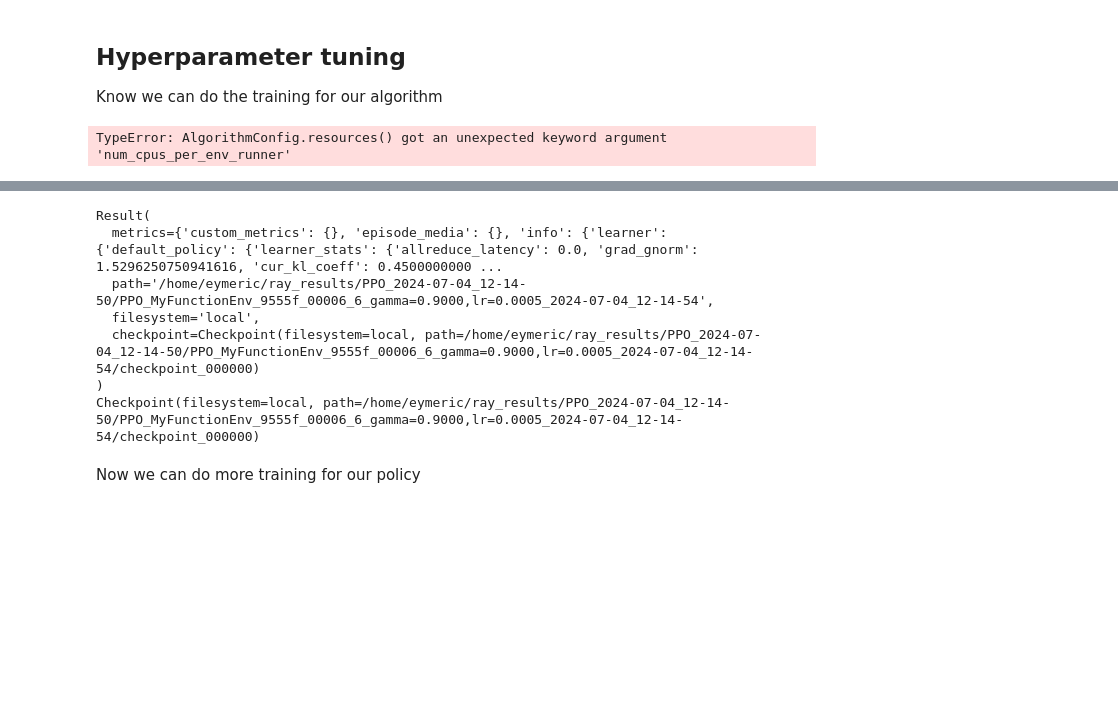
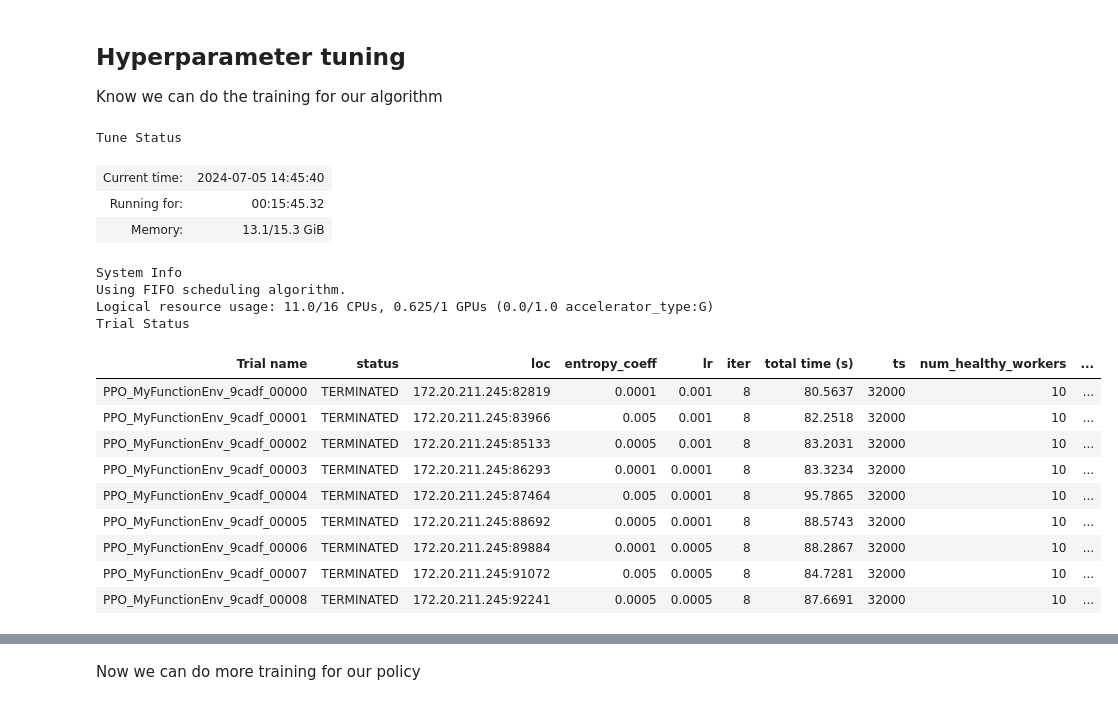
Before and after one commit to Eymeric65/Lagrangian_sindy, a Jupyter notebook: Library_creator/RL_notebook.ipynb, the cells around one changed output, grey strips where cells are left out. Saved outputs shown, nothing was run; the diff lists cells and outputs as text; code cells hidden in the pictures; blank space fills up the shorter version.

```diff
--- a/Library_creator/RL_notebook.ipynb
+++ b/Library_creator/RL_notebook.ipynb
@@ -53,7 +53,7 @@ Y0 = np.array([[2, 0]])  # De la forme (k,2)
 
 L_System = m*l**2/2*theta_d**2+sp.cos(theta)*l*m*g
 
-Acc_func,_ = Lagrangian_to_Acc_func(L_System, Symb, t, Substitution, fluid_f=[-0.02])
+Acc_func,_ = Lagrangian_to_Acc_func(L_System, Symb, t, Substitution, fluid_f=[-0.008])
 
 Dynamics_system = Dynamics_f_extf(Acc_func)
 
@@ -70,25 +70,51 @@ Know we can do the training for our algorithm
 # %%
 config = (
     PPOConfig().environment(
         # Env class to use (here: our gym.Env sub-class from above).
         env=MyFunctionEnv,
         env_config=EnvConfig,
     )
     .framework("torch")
-    .env_runner(num_cpus_per_env_runner=1, num_gpus_per_env_runner=1 / 16)
     # Parallelize environment rollouts.
-    .env_runners(num_env_runners=10)
-    .training(lr=tune.grid_search([0.001, 0.0001, 0.0005]),gamma=0.9,entropy_coeff=tune.grid_search([0.001, 0.005, 0.0005]))
+    .env_runners(num_env_runners=10,num_cpus_per_env_runner=1, num_gpus_per_env_runner=1 / 16)
+    .training(lr=tune.grid_search([0.001, 0.0001, 0.0005]),gamma=0.9,entropy_coeff=tune.grid_search([0.0001, 0.005, 0.0005]))
 )
 
 tuner = tune.Tuner(
     "PPO",
     run_config=train.RunConfig(
-        stop={"training_iteration": 4},
+        stop={"training_iteration": 8},
     ),
     param_space=config,
 )
 
 results = tuner.fit()
+# Get the best result based on a particular metric.
+best_result = results.get_best_result(
+    metric="env_runners/episode_return_mean", mode="max"
+)
+
+# Get the best checkpoint corresponding to the best result.
+best_checkpoint = best_result.checkpoint
+
+pprint.pp(best_result)
+pprint.pp(best_checkpoint)
 # %% [output]
-TypeError: AlgorithmConfig.resources() got an unexpected keyword argument 'num_cpus_per_env_runner'
+Tune Status
+| Current time: | 2024-07-05 14:45:40 |
+| Running for: | 00:15:45.32 |
+| Memory: | 13.1/15.3 GiB |
+System Info
+Using FIFO scheduling algorithm.
+Logical resource usage: 11.0/16 CPUs, 0.625/1 GPUs (0.0/1.0 accelerator_type:G)
+Trial Status
+| Trial name | status | loc | entropy_coeff | lr | iter | total time (s) | ts | num_healthy_workers | ... |
+| PPO_MyFunctionEnv_9cadf_00000 | TERMINATED | 172.20.211.245:82819 | 0.0001 | 0.001 | 8 | 80.5637 | 32000 | 10 | ... |
+| PPO_MyFunctionEnv_9cadf_00001 | TERMINATED | 172.20.211.245:83966 | 0.005 | 0.001 | 8 | 82.2518 | 32000 | 10 | ... |
+| PPO_MyFunctionEnv_9cadf_00002 | TERMINATED | 172.20.211.245:85133 | 0.0005 | 0.001 | 8 | 83.2031 | 32000 | 10 | ... |
+| PPO_MyFunctionEnv_9cadf_00003 | TERMINATED | 172.20.211.245:86293 | 0.0001 | 0.0001 | 8 | 83.3234 | 32000 | 10 | ... |
+| PPO_MyFunctionEnv_9cadf_00004 | TERMINATED | 172.20.211.245:87464 | 0.005 | 0.0001 | 8 | 95.7865 | 32000 | 10 | ... |
+| PPO_MyFunctionEnv_9cadf_00005 | TERMINATED | 172.20.211.245:88692 | 0.0005 | 0.0001 | 8 | 88.5743 | 32000 | 10 | ... |
+| PPO_MyFunctionEnv_9cadf_00006 | TERMINATED | 172.20.211.245:89884 | 0.0001 | 0.0005 | 8 | 88.2867 | 32000 | 10 | ... |
+| PPO_MyFunctionEnv_9cadf_00007 | TERMINATED | 172.20.211.245:91072 | 0.005 | 0.0005 | 8 | 84.7281 | 32000 | 10 | ... |
+| PPO_MyFunctionEnv_9cadf_00008 | TERMINATED | 172.20.211.245:92241 | 0.0005 | 0.0005 | 8 | 87.6691 | 32000 | 10 | ... |
@@ -95,21 +138,2 @@ TypeError: AlgorithmConfig.resources() got an unexpected keyword argument 'num_c
-# %%
-# Get the best result based on a particular metric.
-best_result = results.get_best_result(
-    metric="env_runners/episode_return_mean", mode="max"
-)
-
-# Get the best checkpoint corresponding to the best result.
-best_checkpoint = best_result.checkpoint
-
-pprint.pp(best_result)
-pprint.pp(best_checkpoint)
-# %% [output]
-Result(
-  metrics={'custom_metrics': {}, 'episode_media': {}, 'info': {'learner': {'default_policy': {'learner_stats': {'allreduce_latency': 0.0, 'grad_gnorm': 1.5296250750941616, 'cur_kl_coeff': 0.4500000000 ...
-  path='/home/eymeric/ray_results/PPO_2024-07-04_12-14-50/PPO_MyFunctionEnv_9555f_00006_6_gamma=0.9000,lr=0.0005_2024-07-04_12-14-54',
-  filesystem='local',
-  checkpoint=Checkpoint(filesystem=local, path=/home/eymeric/ray_results/PPO_2024-07-04_12-14-50/PPO_MyFunctionEnv_9555f_00006_6_gamma=0.9000,lr=0.0005_2024-07-04_12-14-54/checkpoint_000000)
-)
-Checkpoint(filesystem=local, path=/home/eymeric/ray_results/PPO_2024-07-04_12-14-50/PPO_MyFunctionEnv_9555f_00006_6_gamma=0.9000,lr=0.0005_2024-07-04_12-14-54/checkpoint_000000)
 # %% [markdown]
 Now we can do more training for our policy
```
Also changed, not shown: parts of 6 cells of this notebook, 3 other files.
